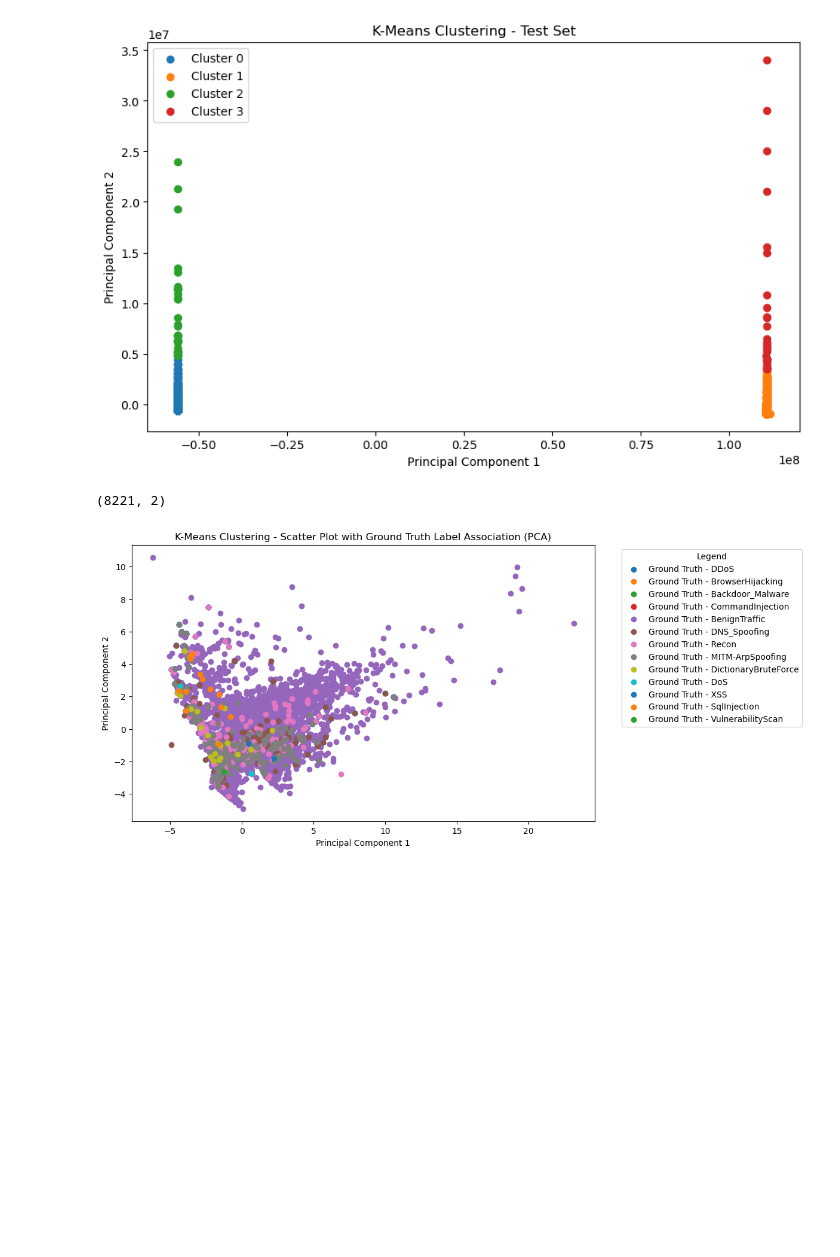
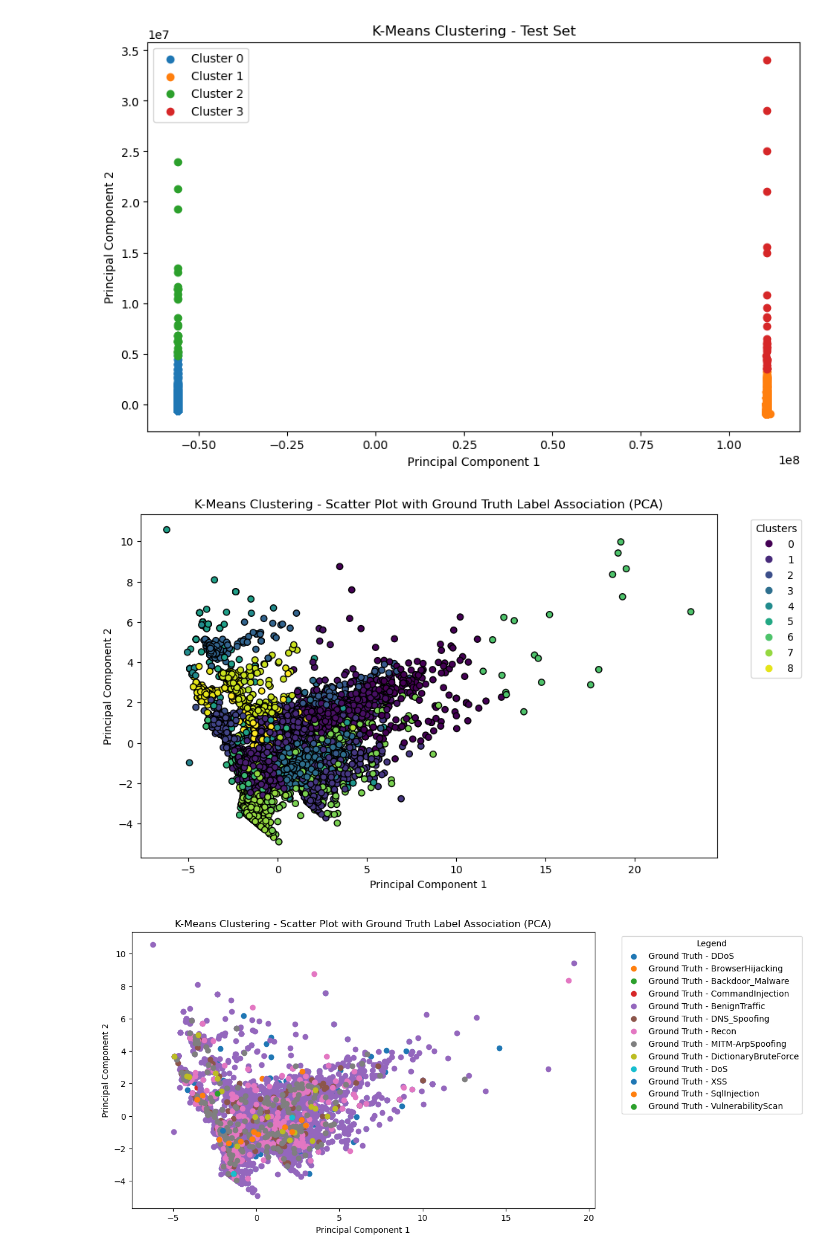
Before and after one commit to ML-Project-Team-5/Project_NetworkIDS, a Jupyter notebook: 4gan_Kmeans.ipynb, the cells around one changed output. Cells and saved outputs as stored; diff of their text form; code cells hidden in the pictures; blank space fills up the shorter version.

```diff
--- a/4gan_Kmeans.ipynb
+++ b/4gan_Kmeans.ipynb
@@ -487,46 +487,60 @@ from sklearn.preprocessing import StandardScaler
 from sklearn.cluster import KMeans
 import pandas as pd
 
-# Assuming 'test_unknown_data' is your dataset
-# Assuming 'test_unknown_label' is your label
 X = train_data
 y_true = train_label['label']
 
 # Standardize the data
 scaler = StandardScaler()
 X_scaled = scaler.fit_transform(X)
 
 # Apply PCA for dimensionality reduction to 2 components
 pca = PCA(n_components=2)
 X_pca = pca.fit_transform(X_scaled)
 
 # Apply k-means clustering on the reduced dataset
-number_of_clusters = 11
+number_of_clusters = 26
 kmeans = KMeans(n_clusters=number_of_clusters, random_state=42)
 predicted_labels = kmeans.fit_predict(X_scaled)
 
 # Create a DataFrame to store the association between clusters and ground truth labels
 cluster_label_association = pd.DataFrame({'Cluster': predicted_labels, 'Ground Truth Label': y_true})
-cluster_label_association.reset_index(drop=True, inplace=True)
-print(cluster_label_association.shape)
+
+# Plot the association using a scatter plot
+plt.figure(figsize=(10, 6))
+
+# Plot data points without label names
+scatter = plt.scatter(X_pca[:, 0], X_pca[:, 1], c=predicted_labels, cmap='viridis', marker='o', edgecolors='k', label='Clustered Data')
+
+# Create a legend with cluster numbers
+legend_labels = list(range(number_of_clusters))
+plt.legend(handles=scatter.legend_elements()[0], labels=legend_labels, title='Clusters', bbox_to_anchor=(1.05, 1), loc='upper left')
+
+plt.title('K-Means Clustering - Scatter Plot with Ground Truth Label Association (PCA)')
+plt.xlabel('Principal Component 1')
+plt.ylabel('Principal Component 2')
+
+plt.show()
+
 # Plot the association using a scatter plot
 plt.figure(figsize=(10, 6))
 
 # Iterate over unique ground truth labels
 for label in y_true.unique():
     indices = cluster_label_association[cluster_label_association['Ground Truth Label'] == label].index
+    indices = indices[indices < len(X_pca)]
     plt.scatter(X_pca[indices, 0], X_pca[indices, 1], label=f'Ground Truth - {label}')
 
 # Add legend
 plt.legend(title='Legend', bbox_to_anchor=(1.05, 1), loc='upper left')
 plt.title('K-Means Clustering - Scatter Plot with Ground Truth Label Association (PCA)')
 plt.xlabel('Principal Component 1')
 plt.ylabel('Principal Component 2')
 
 plt.show()
 # %% [output]
-(8221, 2)
-[figure, old version]
+[figure, new version]
+[figure, added]
 # %%
 # Assuming 'test_unknown_label' is your label
 y_true = train_label['label']
```
Also changed, not shown: parts of 6 cells of this notebook, 1 other file.
